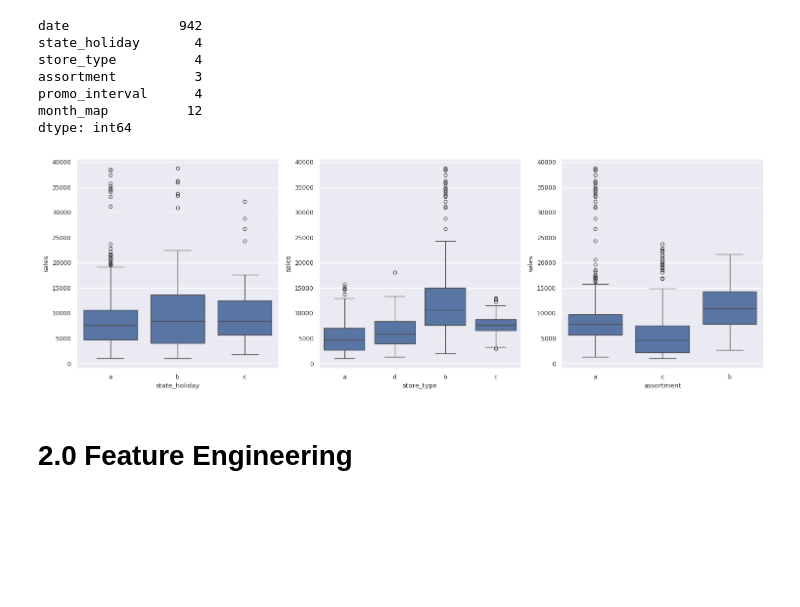
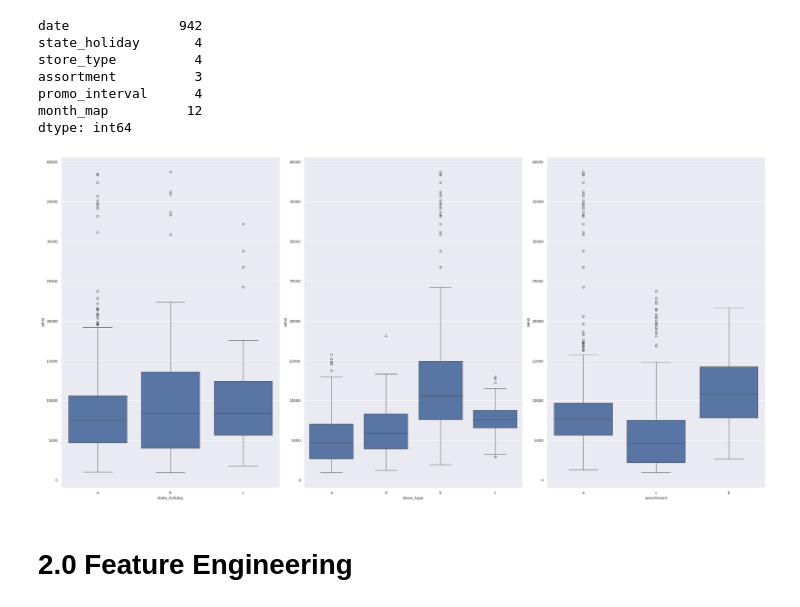
Before and after one commit to GabrielFigueiredoDS/DataScience_em_Producao, a Jupyter notebook: projeto_rossman.ipynb, the cells around one changed output. Saved outputs shown, nothing was run; the diff lists cells and outputs as text; code cells hidden in the pictures; blank space fills up the shorter version.

```diff
--- a/projeto_rossman.ipynb
+++ b/projeto_rossman.ipynb
@@ -207,24 +227,24 @@ month_map          12
 dtype: int64
 # %%
 # Ajuste o estilo do gráfico
-sns.set(context='paper', style='darkgrid', rc={'figure.figsize': (15, 5)})
+sns.set(context='paper', style='darkgrid')
 
 # Filtro
 aux = df1[(df1['state_holiday'] != '0') & (df1['sales'] > 0)]
 
 plt.subplot( 1, 3, 1 )
 sns.boxplot( x='state_holiday', y='sales', data=aux )
 
 plt.subplot( 1, 3, 2 )
 sns.boxplot( x='store_type', y='sales', data=aux )
 
 plt.subplot( 1, 3, 3 )
 sns.boxplot( x='assortment', y='sales', data=aux )
 
 # Ajustar o layout para evitar sobreposições
 plt.tight_layout()
 # %% [output]
-[figure, old version]
+[figure, new version]
 # %% [markdown]
 # 2.0 Feature Engineering
 # %%
```
Also changed, not shown: parts of 29 cells of this notebook.
